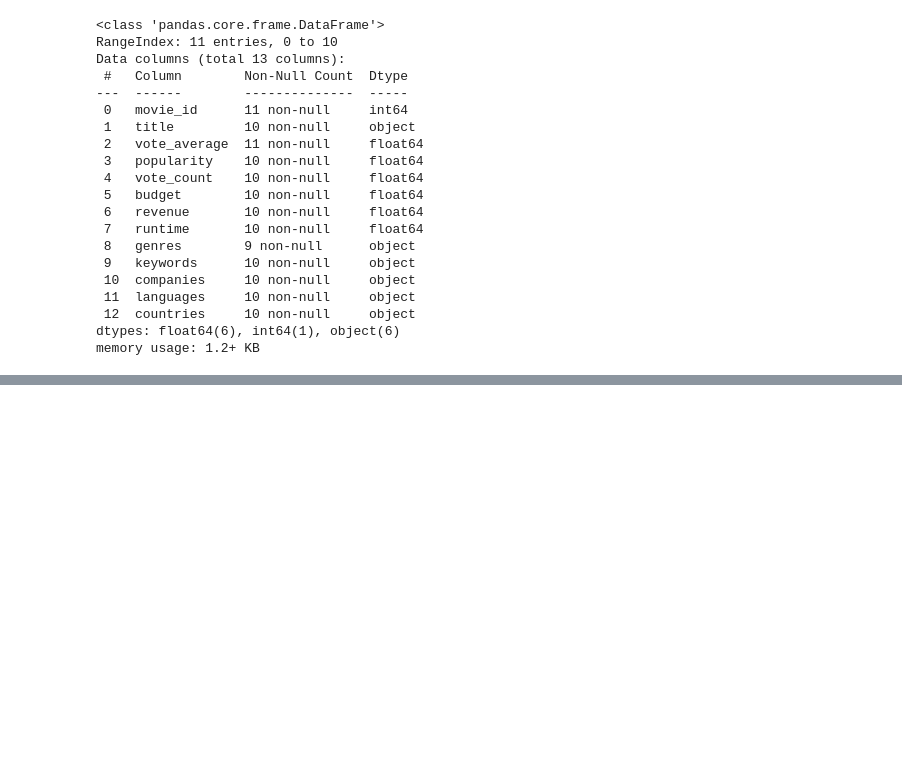
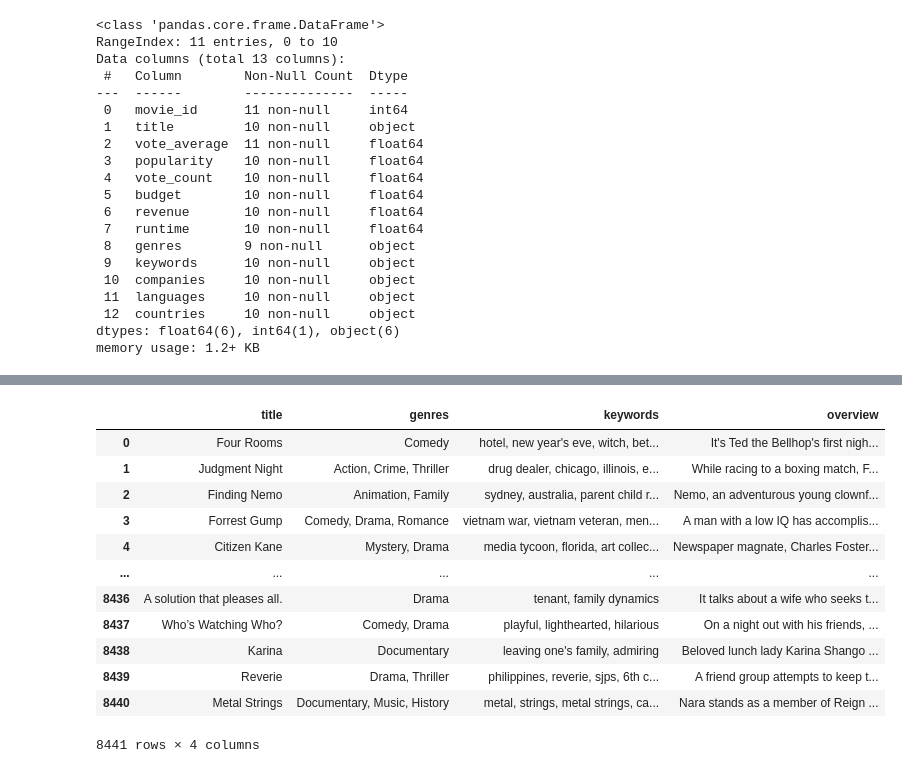
Before and after one commit to 6587093polakornming/Airflow_Spark_Local, a Jupyter notebook: eda/look_output_data.ipynb, the cells around one changed output, grey strips where cells are left out. Drawn from its saved outputs; the diff is of its cells as text; code cells hidden in the pictures; blank space fills up the shorter version.

```diff
--- a/eda/look_output_data.ipynb
+++ b/eda/look_output_data.ipynb
@@ -41,0 +59,16 @@ memory usage: 1.2+ KB
+# %%
+dataset[["title", "genres", "keywords", "overview"]]
+# %% [output]
+|  | title | genres | keywords | overview |
+| 0 | Four Rooms | Comedy | hotel, new year's eve, witch, bet... | It's Ted the Bellhop's first nigh... |
+| 1 | Judgment Night | Action, Crime, Thriller | drug dealer, chicago, illinois, e... | While racing to a boxing match, F... |
+| 2 | Finding Nemo | Animation, Family | sydney, australia, parent child r... | Nemo, an adventurous young clownf... |
+| 3 | Forrest Gump | Comedy, Drama, Romance | vietnam war, vietnam veteran, men... | A man with a low IQ has accomplis... |
+| 4 | Citizen Kane | Mystery, Drama | media tycoon, florida, art collec... | Newspaper magnate, Charles Foster... |
+| ... | ... | ... | ... | ... |
+| 8436 | A solution that pleases all. | Drama | tenant, family dynamics | It talks about a wife who seeks t... |
+| 8437 | Who’s Watching Who? | Comedy, Drama | playful, lighthearted, hilarious | On a night out with his friends, ... |
+| 8438 | Karina | Documentary | leaving one's family, admiring | Beloved lunch lady Karina Shango ... |
+| 8439 | Reverie | Drama, Thriller | philippines, reverie, sjps, 6th c... | A friend group attempts to keep t... |
+| 8440 | Metal Strings | Documentary, Music, History | metal, strings, metal strings, ca... | Nara stands as a member of Reign ... |
+8441 rows × 4 columns
```
Also changed, not shown: parts of 3 cells of this notebook, 10 other files.
